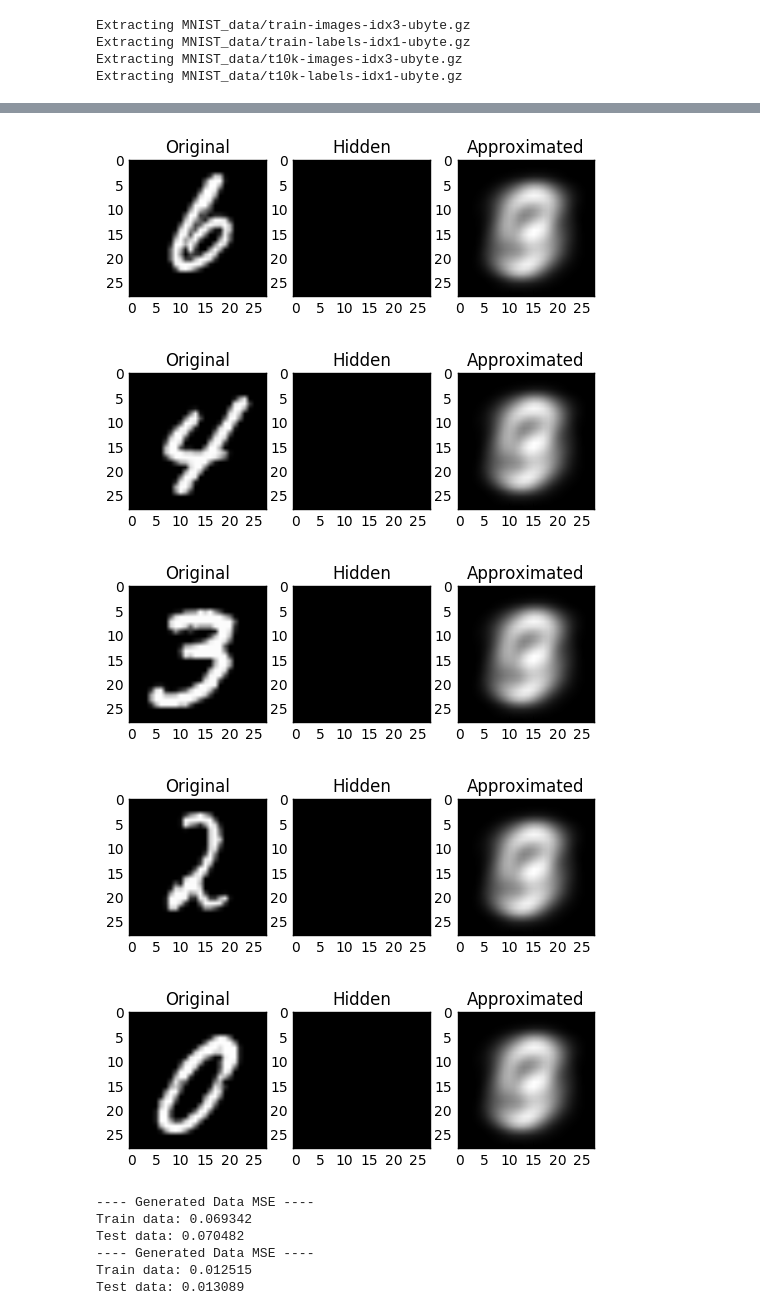
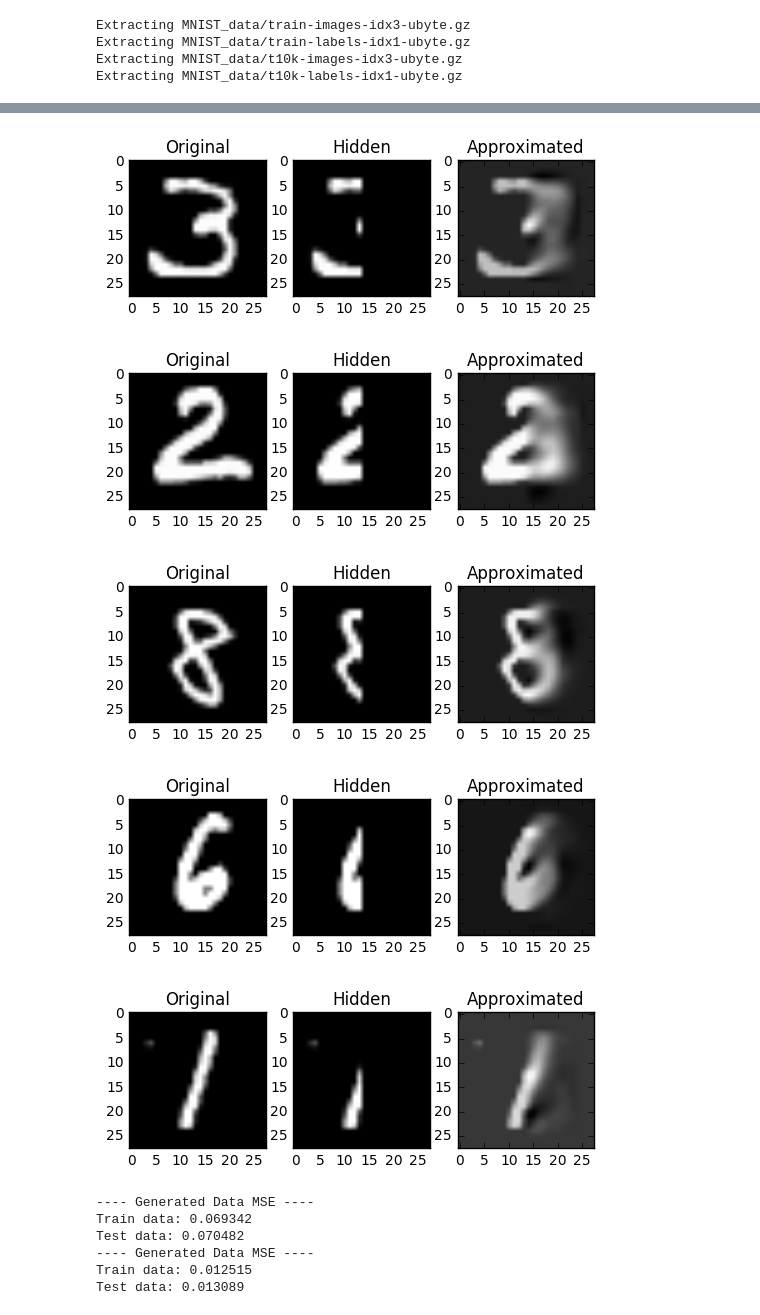
Before and after one commit to dxyang/Thesis, a Jupyter notebook: Autoencoder_columns.ipynb, the cells around one changed output, grey strips where cells are left out. Saved outputs shown, nothing was run; the diff lists cells and outputs as text; code cells hidden in the pictures.

```diff
--- a/Autoencoder_columns.ipynb
+++ b/Autoencoder_columns.ipynb
@@ -117,7 +137,7 @@ Extracting MNIST_data/t10k-labels-idx1-ubyte.gz
 # %%
 train, test = returnData()
 
-ncols=28
+ncols=14
 
 train_hideRight, Xtrain_hideRight, Ytrain_hideRight, \
 test_hideRight, Xtest_hideRight, Ytest_hideRight = returnHalfData(ncols)
@@ -226,8 +248,8 @@ Test data: 0.067466
-[figure, old version]
+[figure, new version]
-[figure, old version]
+[figure, new version]
-[figure, old version]
+[figure, new version]
-[figure, old version]
+[figure, new version]
-[figure, old version]
+[figure, new version]
 # %%
 # ----------------------------
 #    DATA VISUALIZATION
```
Also changed, not shown: parts of 3 cells of this notebook, 3 other files.
